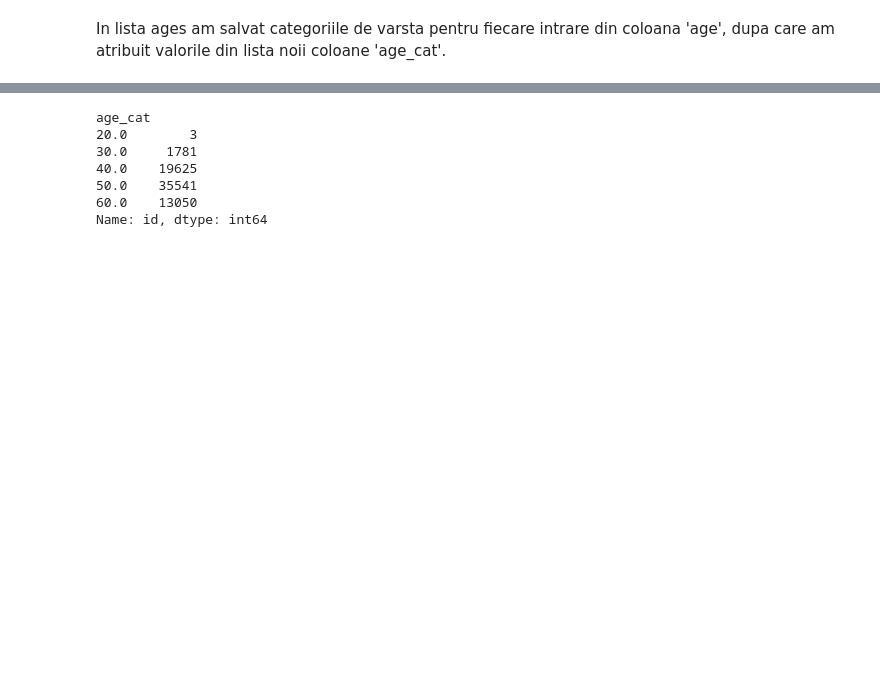
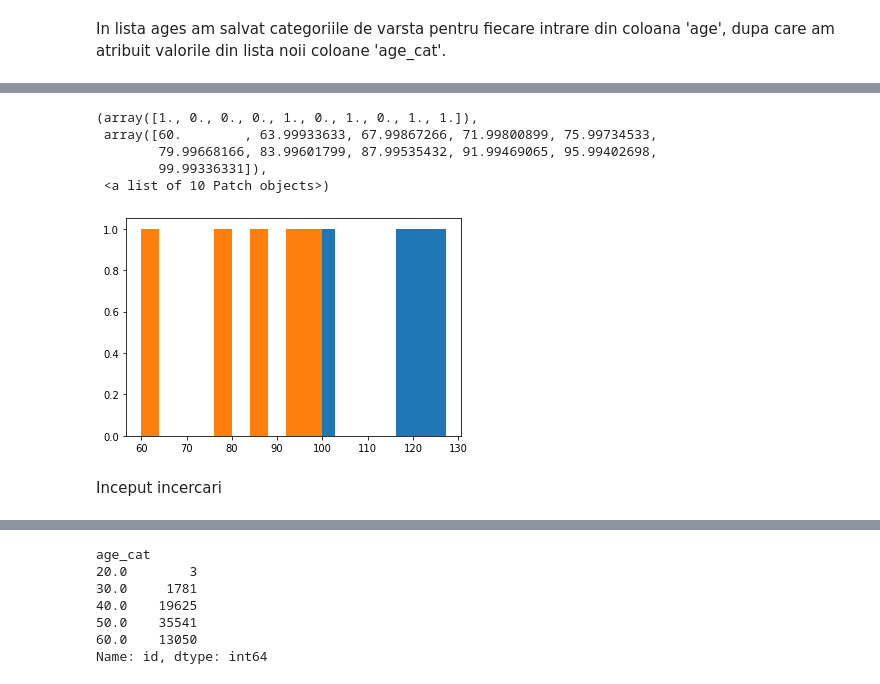
Before and after one commit to bojiix/RAM-OSI-BAN-AI, a Jupyter notebook: pr_sd_ra.ipynb, the cells around one changed output, grey strips where cells are left out. Saved outputs shown, nothing was run; the diff lists cells and outputs as text; code cells hidden in the pictures; blank space fills up the shorter version.

```diff
--- a/pr_sd_ra.ipynb
+++ b/pr_sd_ra.ipynb
@@ -102,0 +223,8 @@ df.pivot_table('id',index='age_cat',columns='cardio',aggfunc='count')
+# %%
+tb5 = df[((df.ap_hi < 120)  & (df.ap_lo < 81) & (df['age_cat'] == '20s')) | ((df.ap_hi > 121)  & (df.ap_lo > 80) & (df['age_cat'] == '20s')) |
+   ((df.ap_hi < 122)  & (df.ap_lo < 81) & (df['age_cat'] == '30s')) | ((df.ap_hi > 123)  & (df.ap_lo > 82) & (df['age_cat'] == '30s')) |
+   ((df.ap_hi < 124)  & (df.ap_lo < 83) & (df['age_cat'] == '40s')) | ((df.ap_hi > 127)  & (df.ap_lo > 84) & (df['age_cat'] == '40s')) |
+   ((df.ap_hi < 128)  & (df.ap_lo < 85) & (df['age_cat'] == '50s')) | ((df.ap_hi > 131)  & (df.ap_lo > 86) & (df['age_cat'] == '50s')) |
+   ((df.ap_hi < 132)  & (df.ap_lo < 87) & (df['age_cat'] == '60s'))
+].pivot_table(values=['gender',	'height',	'weight',	'ap_hi',	'ap_lo',	'alco','smoke','gluc','cholesterol','active','cardio'],index='age_cat',aggfunc='mean')
+tb5
@@ -102,0 +239,12 @@ df.pivot_table('id',index='age_cat',columns='cardio',aggfunc='count')
+# %%
+plt.hist(tb5['ap_hi'])
+plt.hist(tb5['ap_lo'])
+# %% [output]
+(array([1., 0., 0., 0., 1., 0., 1., 0., 1., 1.]),
+ array([60.        , 63.99933633, 67.99867266, 71.99800899, 75.99734533,
+        79.99668166, 83.99601799, 87.99535432, 91.99469065, 95.99402698,
+        99.99336331]),
+ <a list of 10 Patch objects>)
+[figure, added]
+# %% [markdown]
+Inceput incercari
```
Also changed, not shown: parts of 23 cells of this notebook.
